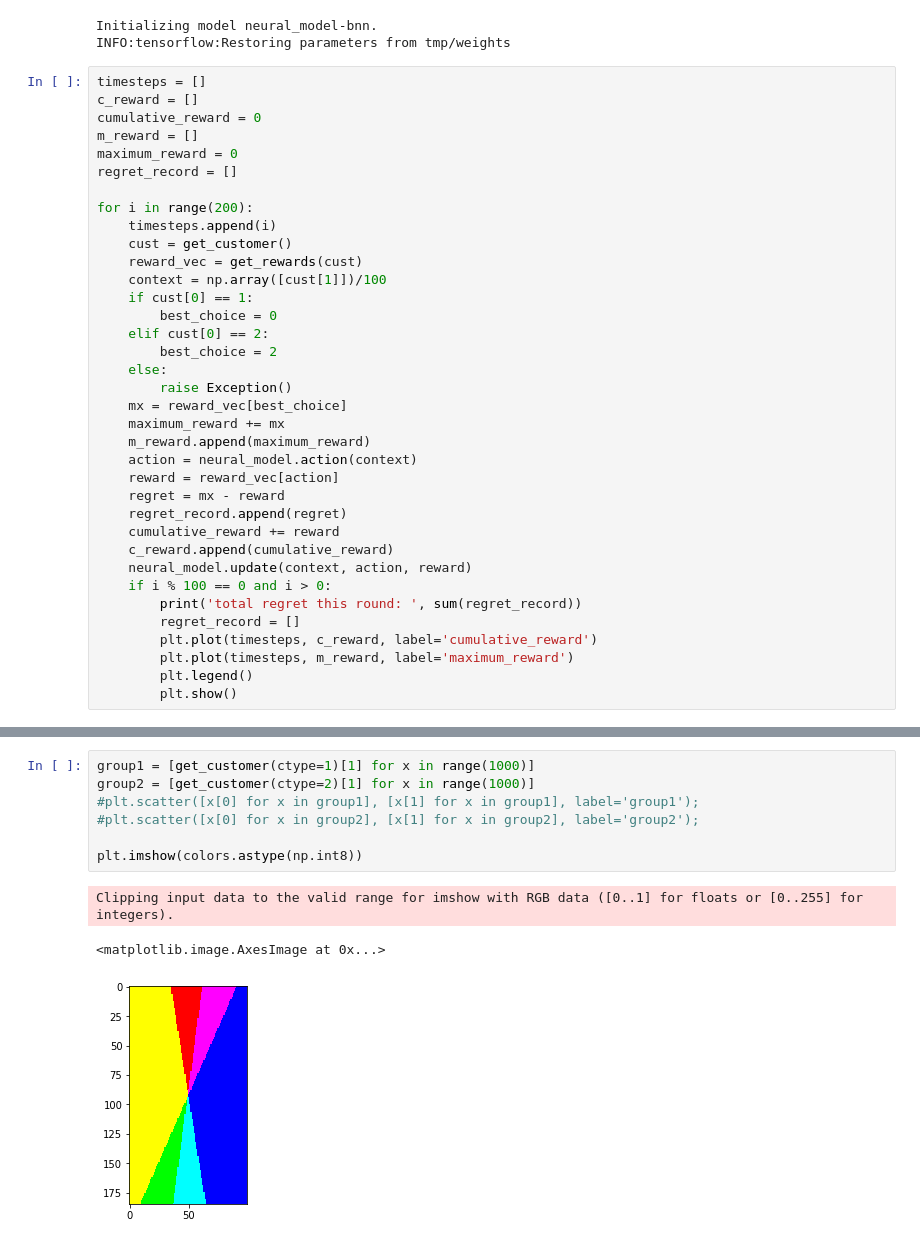
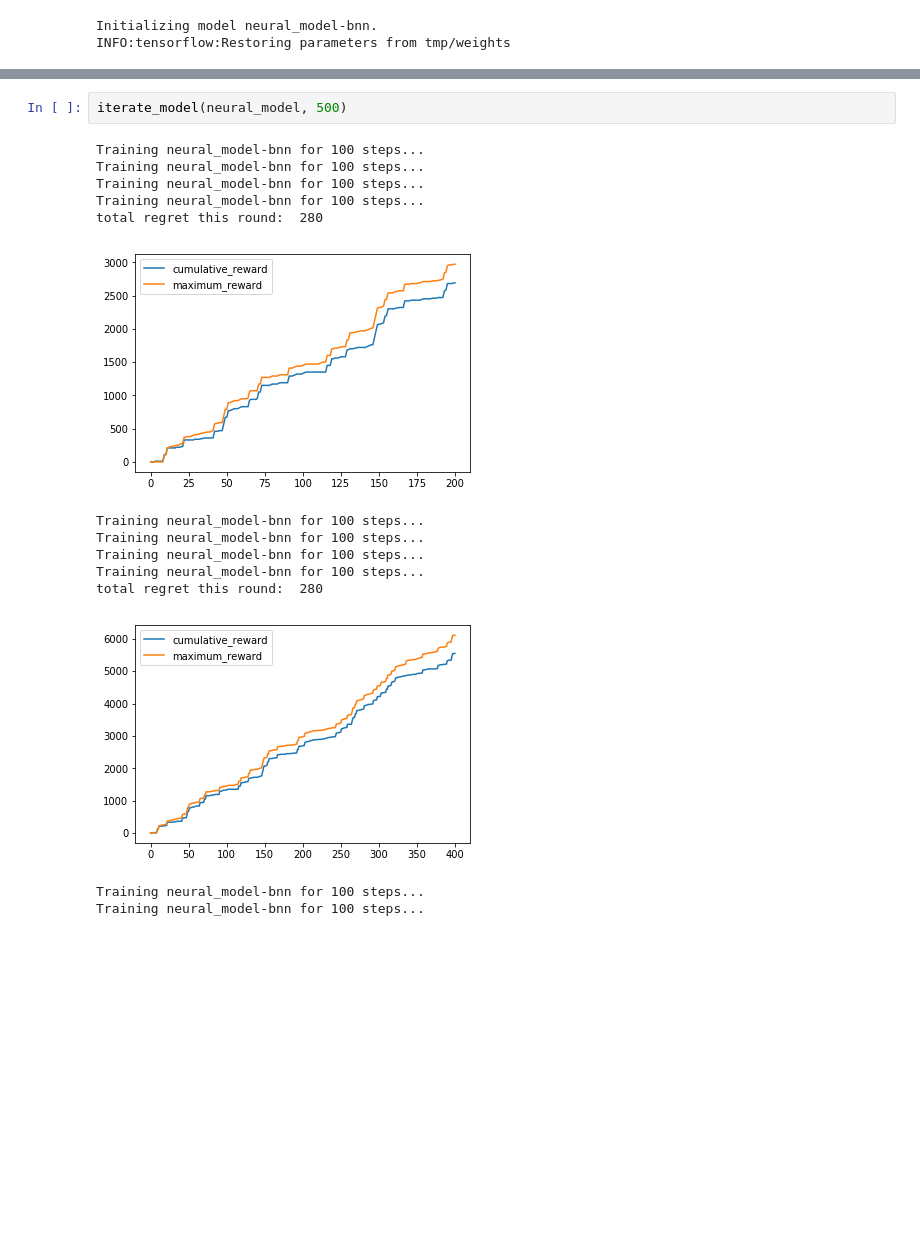
Before and after one commit to LaunchpadAI/space-bandits, a Jupyter notebook: toy_problem.ipynb, the cells around one changed output, grey strips where cells are left out. Drawn from its saved outputs; the diff is of its cells as text; blank space fills up the shorter version.

```diff
--- a/toy_problem.ipynb
+++ b/toy_problem.ipynb
@@ -268,39 +305,3 @@ neural_model = load_neural_model('test_model.zip')
 # %% [output]
 Initializing model neural_model-bnn.
 INFO:tensorflow:Restoring parameters from tmp/weights
-# %%
-timesteps = []
-c_reward = []
-cumulative_reward = 0
-m_reward = []
-maximum_reward = 0
-regret_record = []
-
-for i in range(200):
-    timesteps.append(i)
-    cust = get_customer()
-    reward_vec = get_rewards(cust)
-    context = np.array([cust[1]])/100
-    if cust[0] == 1:
-        best_choice = 0
-    elif cust[0] == 2:
-        best_choice = 2
-    else:
-        raise Exception()
-    mx = reward_vec[best_choice]
-    maximum_reward += mx
-    m_reward.append(maximum_reward)
-    action = neural_model.action(context)
-    reward = reward_vec[action]
-    regret = mx - reward
-    regret_record.append(regret)
-    cumulative_reward += reward
-    c_reward.append(cumulative_reward)
-    neural_model.update(context, action, reward)
-    if i % 100 == 0 and i > 0:
-        print('total regret this round: ', sum(regret_record))
-        regret_record = []
-        plt.plot(timesteps, c_reward, label='cumulative_reward')
-        plt.plot(timesteps, m_reward, label='maximum_reward')
-        plt.legend()
-        plt.show()
@@ -369,11 +308,17 @@ colors[:, :, 2] = scale(colors[:, :, 2])
-# %%
-group1 = [get_customer(ctype=1)[1] for x in range(1000)]
-group2 = [get_customer(ctype=2)[1] for x in range(1000)]
-#plt.scatter([x[0] for x in group1], [x[1] for x in group1], label='group1');
-#plt.scatter([x[0] for x in group2], [x[1] for x in group2], label='group2');
-
-plt.imshow(colors.astype(np.int8))
-# %% [output]
-Clipping input data to the valid range for imshow with RGB data ([0..1] for floats or [0..255] for integers).
-<matplotlib.image.AxesImage at 0x...>
-[figure, removed]
+# %%
+iterate_model(neural_model, 500)
+# %% [output]
+Training neural_model-bnn for 100 steps...
+Training neural_model-bnn for 100 steps...
+Training neural_model-bnn for 100 steps...
+Training neural_model-bnn for 100 steps...
+total regret this round:  280
+[figure, added]
+Training neural_model-bnn for 100 steps...
+Training neural_model-bnn for 100 steps...
+Training neural_model-bnn for 100 steps...
+Training neural_model-bnn for 100 steps...
+total regret this round:  280
+[figure, added]
+Training neural_model-bnn for 100 steps...
+Training neural_model-bnn for 100 steps...
```
Also changed, not shown: parts of 29 cells of this notebook, 1 other file.
